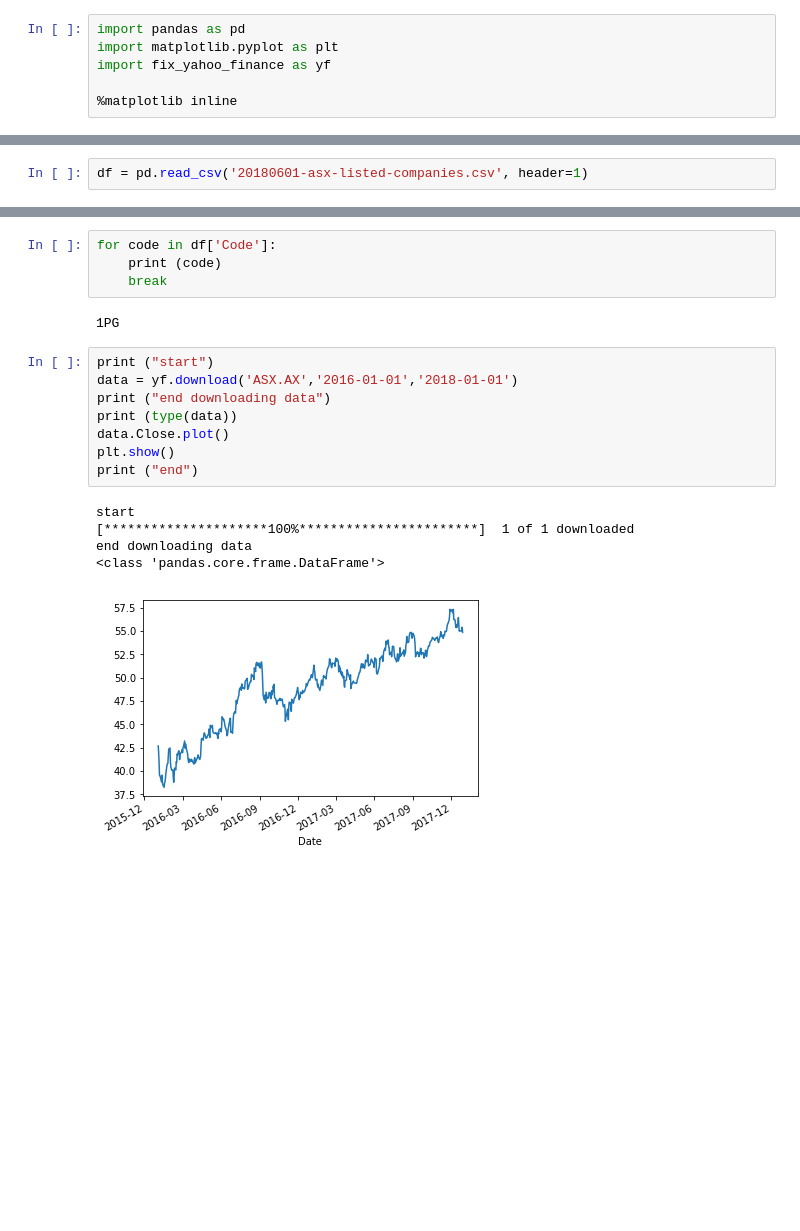
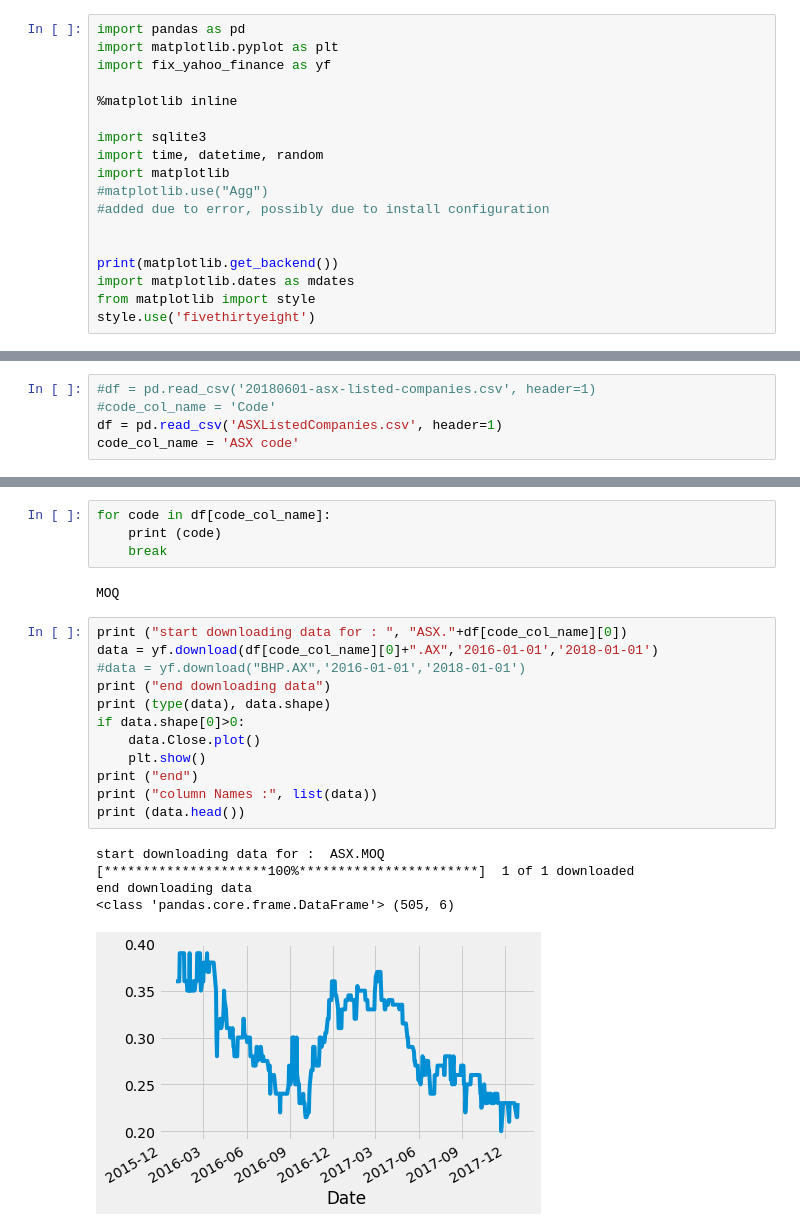
Before and after one commit to aspiringguru/python_sqlite_demo, a Jupyter notebook: load_data.ipynb, the cells around one changed output, grey strips where cells are left out. Drawn from its saved outputs; the diff is of its cells as text; blank space fills up the shorter version.

```diff
--- a/load_data.ipynb
+++ b/load_data.ipynb
@@ -4,3 +4,15 @@ import matplotlib.pyplot as plt
 import fix_yahoo_finance as yf
 
 %matplotlib inline
+
+import sqlite3
+import time, datetime, random
+import matplotlib
+#matplotlib.use("Agg")
+#added due to error, possibly due to install configuration
+
+
+print(matplotlib.get_backend())
+import matplotlib.dates as mdates
+from matplotlib import style
+style.use('fivethirtyeight')
@@ -7,5 +25,8 @@ import fix_yahoo_finance as yf
 # %%
-df = pd.read_csv('20180601-asx-listed-companies.csv', header=1)
+#df = pd.read_csv('20180601-asx-listed-companies.csv', header=1)
+#code_col_name = 'Code'
+df = pd.read_csv('ASXListedCompanies.csv', header=1)
+code_col_name = 'ASX code'
 # %%
 print (df.shape)
 print (list(df))
@@ -33,21 +48,25 @@ df['Code'][0]
 # %%
-for code in df['Code']:
+for code in df[code_col_name]:
     print (code)
     break
 # %% [output]
-1PG
+MOQ
 # %%
-print ("start")
-data = yf.download('ASX.AX','2016-01-01','2018-01-01')
+print ("start downloading data for : ", "ASX."+df[code_col_name][0])
+data = yf.download(df[code_col_name][0]+".AX",'2016-01-01','2018-01-01')
+#data = yf.download("BHP.AX",'2016-01-01','2018-01-01')
 print ("end downloading data")
-print (type(data))
-data.Close.plot()
-plt.show()
+print (type(data), data.shape)
+if data.shape[0]>0:
+    data.Close.plot()
+    plt.show()
 print ("end")
+print ("column Names :", list(data))
+print (data.head())
 # %% [output]
-start
+start downloading data for :  ASX.MOQ
 [*********************100%***********************]  1 of 1 downloaded
 end downloading data
-<class 'pandas.core.frame.DataFrame'>
+<class 'pandas.core.frame.DataFrame'> (505, 6)
-[figure, old version]
+[figure, new version]
 end
```
Also changed, not shown: parts of 20 cells of this notebook, 5 other files.
